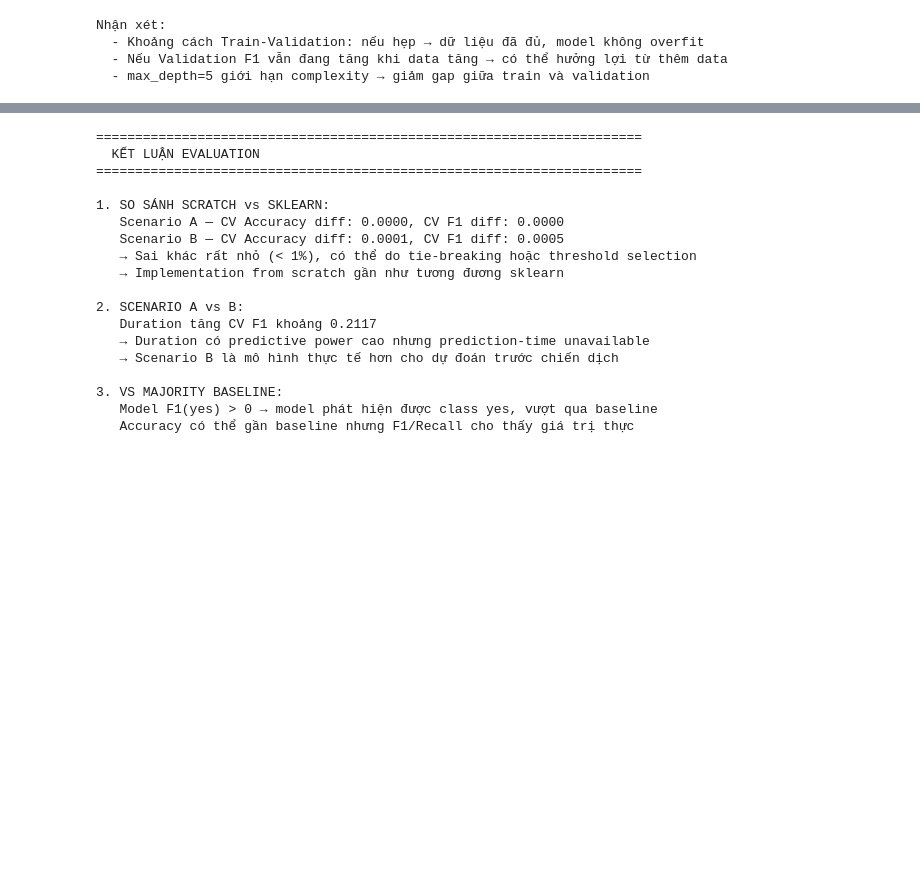
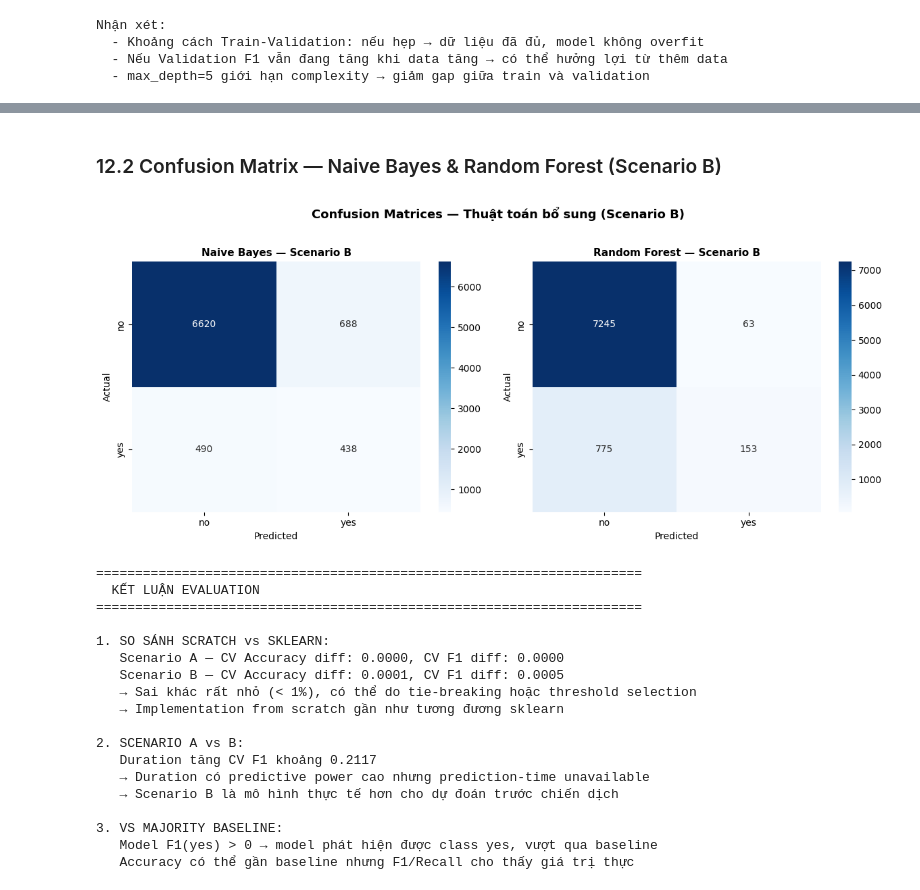
Before and after one commit to thacbaonguyen/data_mining, a Jupyter notebook: notebooks/05_evaluation.ipynb, the cells around one changed output, grey strips where cells are left out. Saved outputs shown, nothing was run; the diff lists cells and outputs as text; code cells hidden in the pictures; blank space fills up the shorter version.

```diff
--- a/notebooks/05_evaluation.ipynb
+++ b/notebooks/05_evaluation.ipynb
@@ -619,3 +754,28 @@ Nhận xét:
+# %% [markdown]
+### 12.2 Confusion Matrix — Naive Bayes & Random Forest (Scenario B)
+# %%
+if nb_res is not None and rf_res is not None:
+    fig, axes = plt.subplots(1, 2, figsize=(12, 5))
+
+    cases = [
+        ("Naive Bayes — Scenario B", nb_res["scenario_B"]["y_pred"]),
+        ("Random Forest — Scenario B", rf_res["scenario_B"]["y_pred"]),
+    ]
+
+    for ax, (title, y_pred) in zip(axes, cases):
+        cm = sk_cm(data["scenario_B"]["y_test"], y_pred, labels=["no", "yes"])
+        sns.heatmap(cm, annot=True, fmt="d", cmap="Blues", ax=ax,
+                    xticklabels=["no", "yes"], yticklabels=["no", "yes"])
+        ax.set_title(title, fontweight="bold", fontsize=11)
+        ax.set_xlabel("Predicted")
+        ax.set_ylabel("Actual")
+
+    plt.suptitle("Confusion Matrices — Thuật toán bổ sung (Scenario B)", fontweight="bold", fontsize=13, y=1.02)
+    plt.tight_layout()
+    plt.savefig(REPORT_DIR + "/05_cm_extra_models.png", dpi=150, bbox_inches="tight")
+    plt.show()
+# %% [output]
+[figure, added]
 # %%
 print("=" * 70)
 print("  KẾT LUẬN EVALUATION")
```
Also changed, not shown: parts of 4 cells of this notebook, 5 other files.
